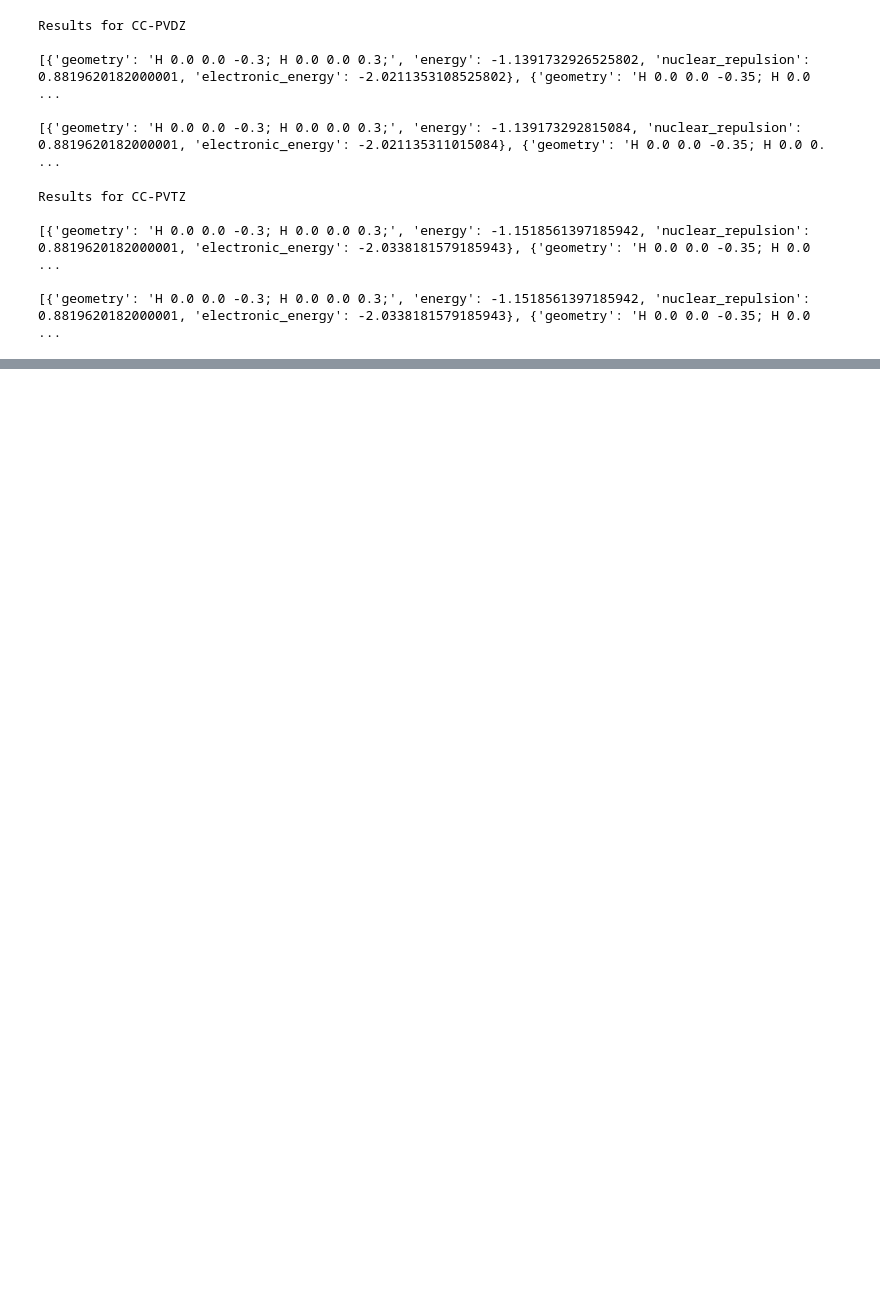
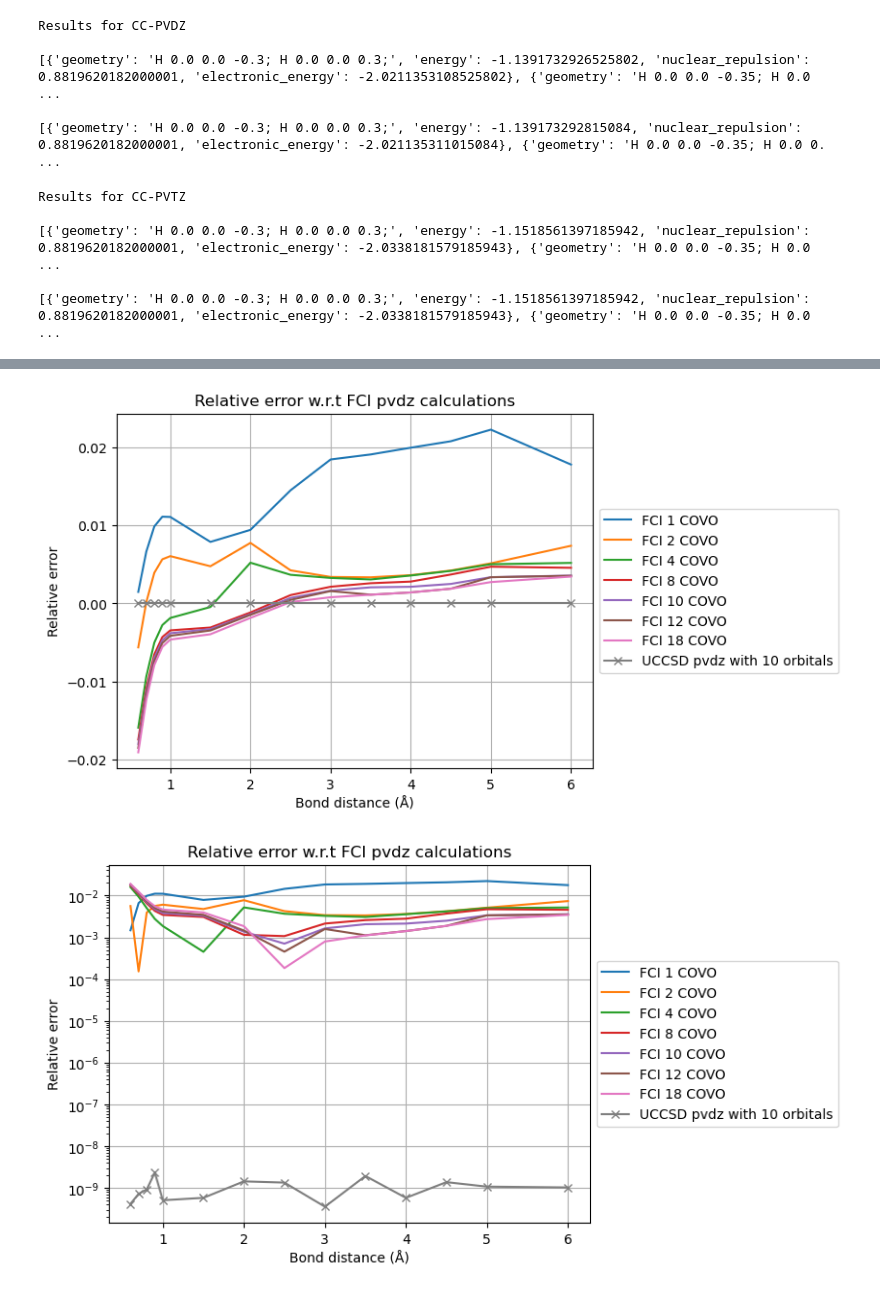
Before and after one commit to MQSdk/Qiskit-NWChem-Driver, a Jupyter notebook: notebooks/slow_nwchem_H2.ipynb, the cells around one changed output, grey strips where cells are left out. Drawn from its saved outputs; the diff is of its cells as text; code cells hidden in the pictures; blank space fills up the shorter version.

```diff
--- a/notebooks/slow_nwchem_H2.ipynb
+++ b/notebooks/slow_nwchem_H2.ipynb
@@ -406 +364,43 @@ plt.show()
+# %%
+errors_uccsd_H2 = {}
+errors_fci_H2 = {}
+
+energies_fci_pvdz_H2 = np.array(energies_fci_pvdz_H2)
+energies_uccsd_pvdz_H2 = np.array(energies_uccsd_pvdz_H2)
+
+
+for covo in energies_covo_H2:
+    errors_uccsd_H2[covo] =(energies_covo_H2[covo][1] - energies_fci_pvdz_H2)/np.abs(energies_fci_pvdz_H2)
+    errors_fci_H2[covo] = (energies_covo_H2[covo][2] - energies_fci_pvdz_H2)/np.abs(energies_fci_pvdz_H2)
+
+error_pvdz_uccsd_H2 = (energies_uccsd_pvdz_H2 - energies_fci_pvdz_H2)/np.abs(energies_fci_pvdz_H2)
+
+for covo in errors_fci_H2:
+    #plt.plot(energies_covo_H2[covo][0], errors_uccsd_H2[covo], 'o-', label=f'UCCSD {covo} COVO')
+    plt.plot(energies_covo_H2[covo][0], errors_fci_H2[covo],  label=f'FCI {covo} COVO')
+
+plt.plot(energies_covo_H2[covo][0], error_pvdz_uccsd_H2, 'x-', label = 'UCCSD pvdz with 10 orbitals')
+plt.legend(loc='center left', bbox_to_anchor=(1, 0.5))
+plt.grid(True)
+plt.xlabel('Bond distance (Å)')
+plt.ylabel('Relative error')
+plt.title('Relative error w.r.t FCI pvdz calculations')
+plt.savefig('error_covo.png')
+plt.show()
+
+for covo in errors_fci_H2:
+    #plt.semilogy(energies_covo_H2[covo][0], errors_uccsd_H2[covo], 'o-', label=f'UCCSD {covo} COVO')
+    plt.semilogy(energies_covo_H2[covo][0], np.abs(errors_fci_H2[covo]),  label=f'FCI {covo} COVO')
+
+plt.semilogy(energies_covo_H2[covo][0], np.abs(error_pvdz_uccsd_H2), 'x-', label = 'UCCSD pvdz with 10 orbitals')
+plt.legend(loc='center left', bbox_to_anchor=(1, 0.5))
+plt.grid(True)
+plt.xlabel('Bond distance (Å)')
+plt.ylabel('Relative error')
+plt.title('Relative error w.r.t FCI pvdz calculations')
+plt.savefig('error_covo_log.png')
+plt.show()
+# %% [output]
+[figure, added]
+[figure, added]
 # %%
```
Also changed, not shown: parts of 13 cells of this notebook, 16 other files.
